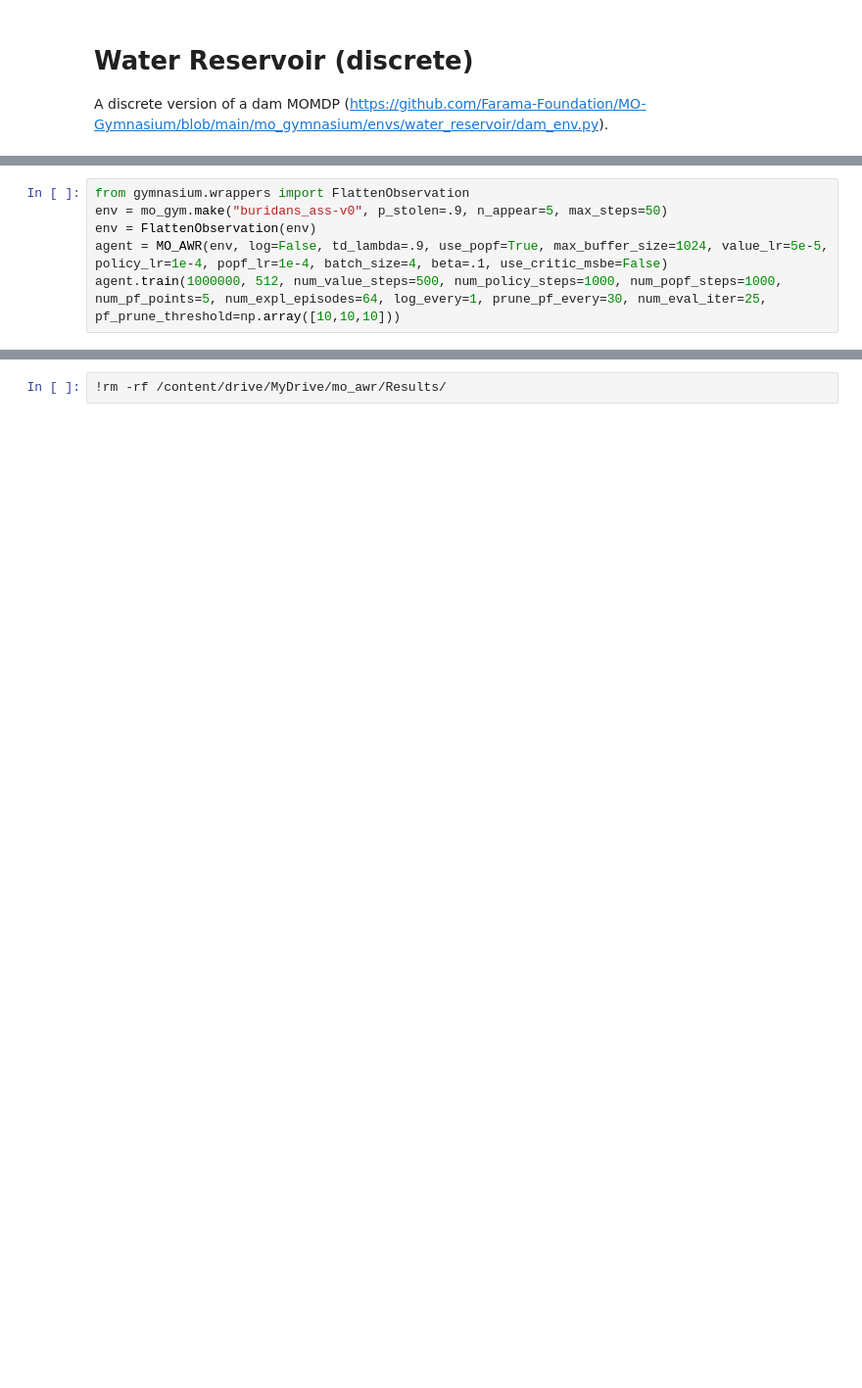
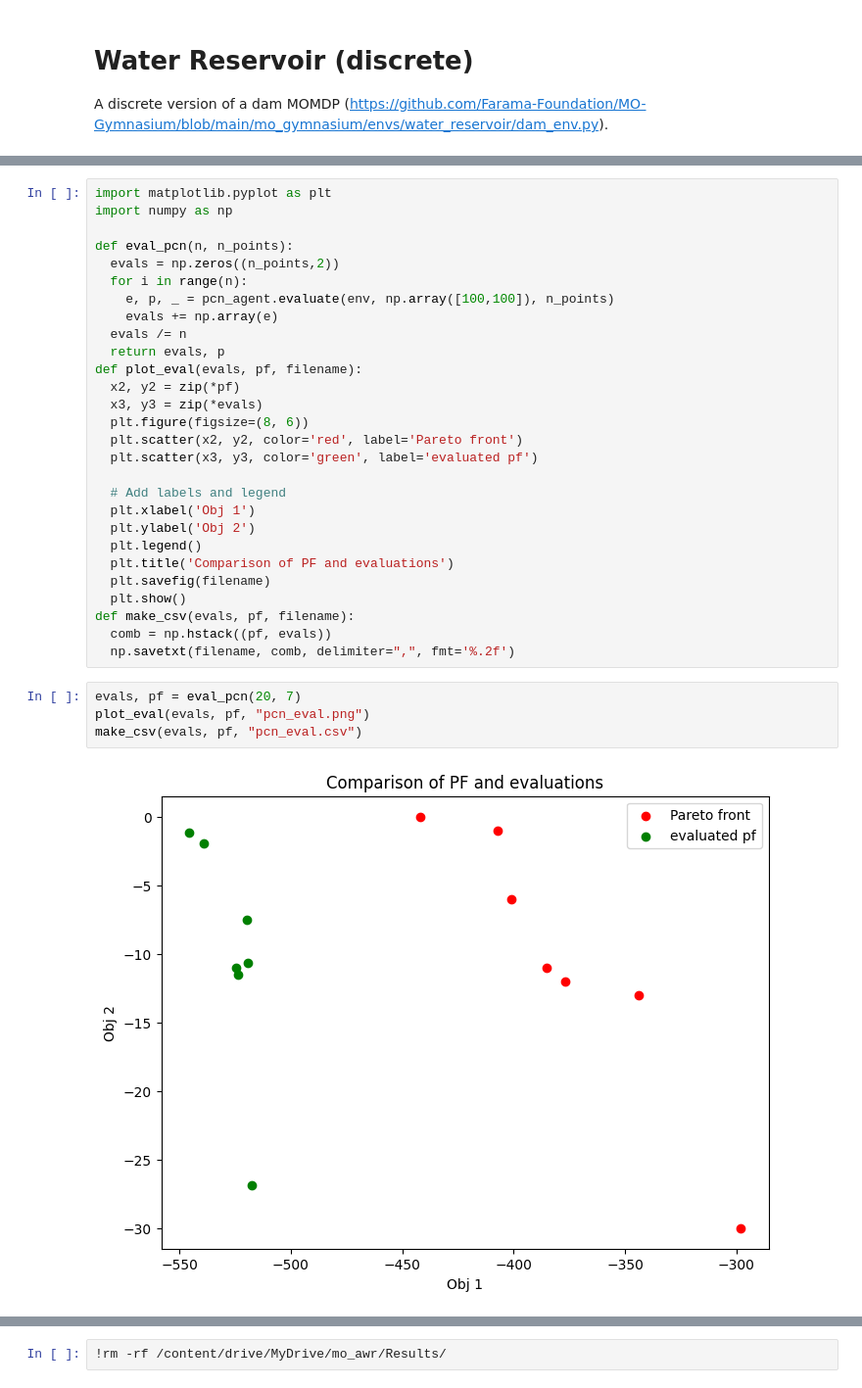
Before and after one commit to liammertens/PVCN, a Jupyter notebook: main.ipynb, the cells around one changed output, grey strips where cells are left out. Shown at 98% size. Drawn from its saved outputs; the diff is of its cells as text; blank space fills up the shorter version.

```diff
--- a/main.ipynb
+++ b/main.ipynb
@@ -123,6 +79,0 @@ We  will try to find the policies which at least try to maximize either reward.
-# %%
-from gymnasium.wrappers import FlattenObservation
-env = mo_gym.make("buridans_ass-v0", p_stolen=.9, n_appear=5, max_steps=50)
-env = FlattenObservation(env)
-agent = MO_AWR(env, log=False, td_lambda=.9, use_popf=True, max_buffer_size=1024, value_lr=5e-5, policy_lr=1e-4, popf_lr=1e-4, batch_size=4, beta=.1, use_critic_msbe=False)
-agent.train(1000000, 512, num_value_steps=500, num_policy_steps=1000, num_popf_steps=1000, num_pf_points=5, num_expl_episodes=64, log_every=1, prune_pf_every=30, num_eval_iter=25, pf_prune_threshold=np.array([10,10,10]))
@@ -131,3 +105,37 @@ NameError: name 'mo_gym' is not defined
+# %%
+import matplotlib.pyplot as plt
+import numpy as np
+
+def eval_pcn(n, n_points):
+  evals = np.zeros((n_points,2))
+  for i in range(n):
+    e, p, _ = pcn_agent.evaluate(env, np.array([100,100]), n_points)
+    evals += np.array(e)
+  evals /= n
+  return evals, p
+def plot_eval(evals, pf, filename):
+  x2, y2 = zip(*pf)
+  x3, y3 = zip(*evals)
+  plt.figure(figsize=(8, 6))
+  plt.scatter(x2, y2, color='red', label='Pareto front')
+  plt.scatter(x3, y3, color='green', label='evaluated pf')
+
+  # Add labels and legend
+  plt.xlabel('Obj 1')
+  plt.ylabel('Obj 2')
+  plt.legend()
+  plt.title('Comparison of PF and evaluations')
+  plt.savefig(filename)
+  plt.show()
+def make_csv(evals, pf, filename):
+  comb = np.hstack((pf, evals))
+  np.savetxt(filename, comb, delimiter=",", fmt='%.2f')
+# %%
+evals, pf = eval_pcn(20, 7)
+plot_eval(evals, pf, "pcn_eval.png")
+make_csv(evals, pf, "pcn_eval.csv")
+# %% [output]
+[figure, added]
 # %%
 !zip -r /content/drive/MyDrive/mo_awr/results.zip /content/drive/MyDrive/mo_awr/Results/
 # %% [output]
```
Also changed, not shown: parts of 15 cells of this notebook, 4 other files.
